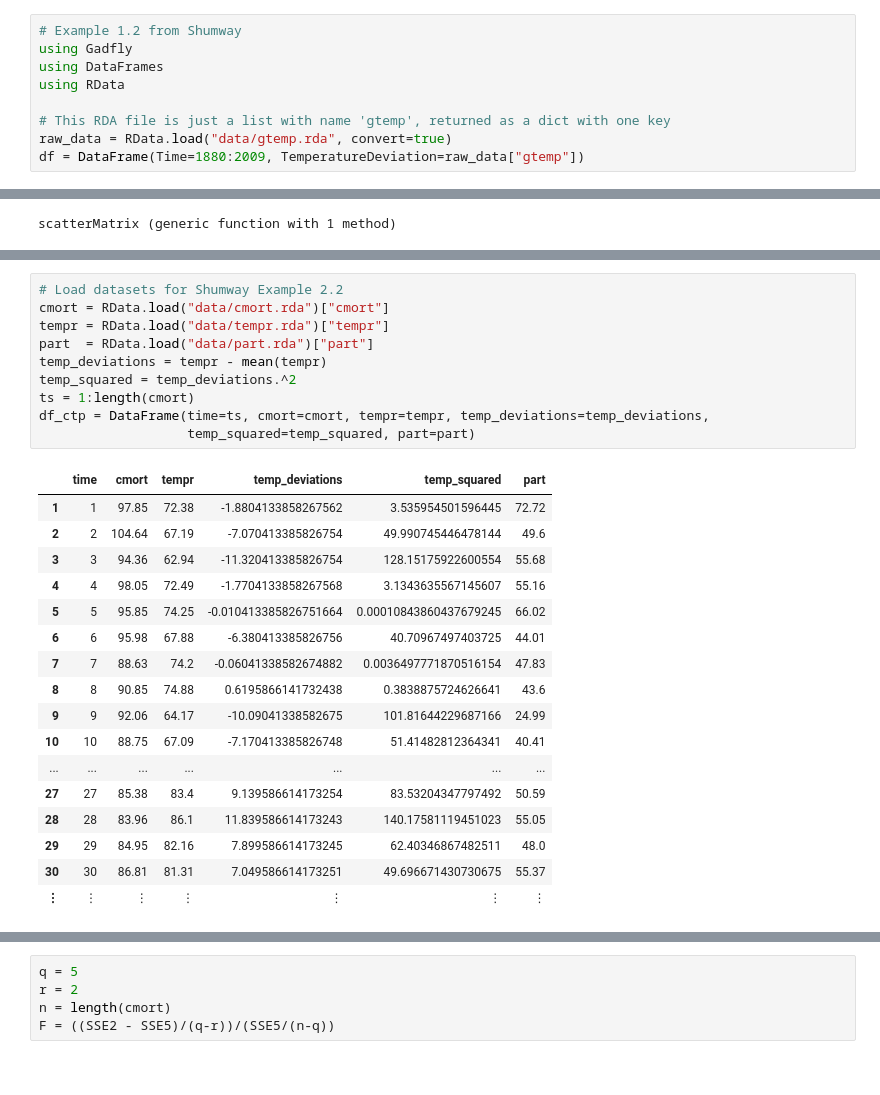
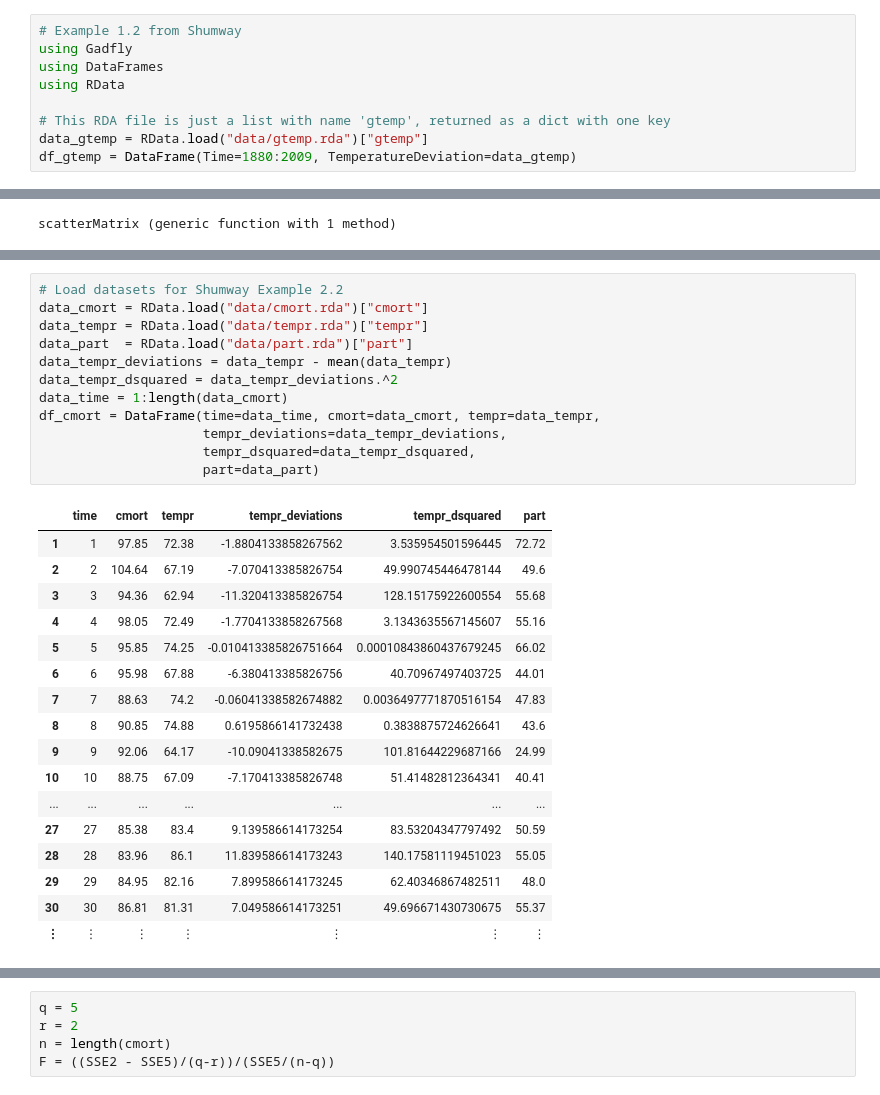
Before and after one commit to bd4/julia-timeseries, a Jupyter notebook: Time Series Examples from Shumway.ipynb, the cells around one changed output, grey strips where cells are left out. Cells and saved outputs as stored; diff of their text form.

```diff
--- a/Time Series Examples from Shumway.ipynb
+++ b/Time Series Examples from Shumway.ipynb
@@ -9,8 +9,8 @@ using DataFrames
 using RData
 
 # This RDA file is just a list with name 'gtemp', returned as a dict with one key
-raw_data = RData.load("data/gtemp.rda", convert=true)
-df = DataFrame(Time=1880:2009, TemperatureDeviation=raw_data["gtemp"])
+data_gtemp = RData.load("data/gtemp.rda")["gtemp"]
+df_gtemp = DataFrame(Time=1880:2009, TemperatureDeviation=data_gtemp)
 # %% [output]
 |  | Time | TemperatureDeviation |
 | 1 | 1880 | -0.28 |
@@ -169,16 +167,18 @@ scatterMatrix(df, ["Time", "TemperatureDeviation"])
 Compose.Context(Measures.BoundingBox{Tuple{Measures.Length{:w,Float64},Measures.Length{:h,Float64}},Tuple{Measures.Length{:w,Float64},Measures.Length{:h,Float64}}}((0.0w,0.0h),(1.0w,1.0h)),Nullable{Co ...
 # %%
 # Load datasets for Shumway Example 2.2
-cmort = RData.load("data/cmort.rda")["cmort"]
-tempr = RData.load("data/tempr.rda")["tempr"]
-part  = RData.load("data/part.rda")["part"]
-temp_deviations = tempr - mean(tempr)
-temp_squared = temp_deviations.^2
-ts = 1:length(cmort)
-df_ctp = DataFrame(time=ts, cmort=cmort, tempr=tempr, temp_deviations=temp_deviations,
-                   temp_squared=temp_squared, part=part)
+data_cmort = RData.load("data/cmort.rda")["cmort"]
+data_tempr = RData.load("data/tempr.rda")["tempr"]
+data_part  = RData.load("data/part.rda")["part"]
+data_tempr_deviations = data_tempr - mean(data_tempr)
+data_tempr_dsquared = data_tempr_deviations.^2
+data_time = 1:length(data_cmort)
+df_cmort = DataFrame(time=data_time, cmort=data_cmort, tempr=data_tempr,
+                     tempr_deviations=data_tempr_deviations,
+                     tempr_dsquared=data_tempr_dsquared,
+                     part=data_part)
 # %% [output]
-|  | time | cmort | tempr | temp_deviations | temp_squared | part |
+|  | time | cmort | tempr | tempr_deviations | tempr_dsquared | part |
 | 1 | 1 | 97.85 | 72.38 | -1.8804133858267562 | 3.535954501596445 | 72.72 |
 | 2 | 2 | 104.64 | 67.19 | -7.070413385826754 | 49.990745446478144 | 49.6 |
 | 3 | 3 | 94.36 | 62.94 | -11.320413385826754 | 128.15175922600554 | 55.68 |
```
Also changed, not shown: parts of 12 cells of this notebook.
